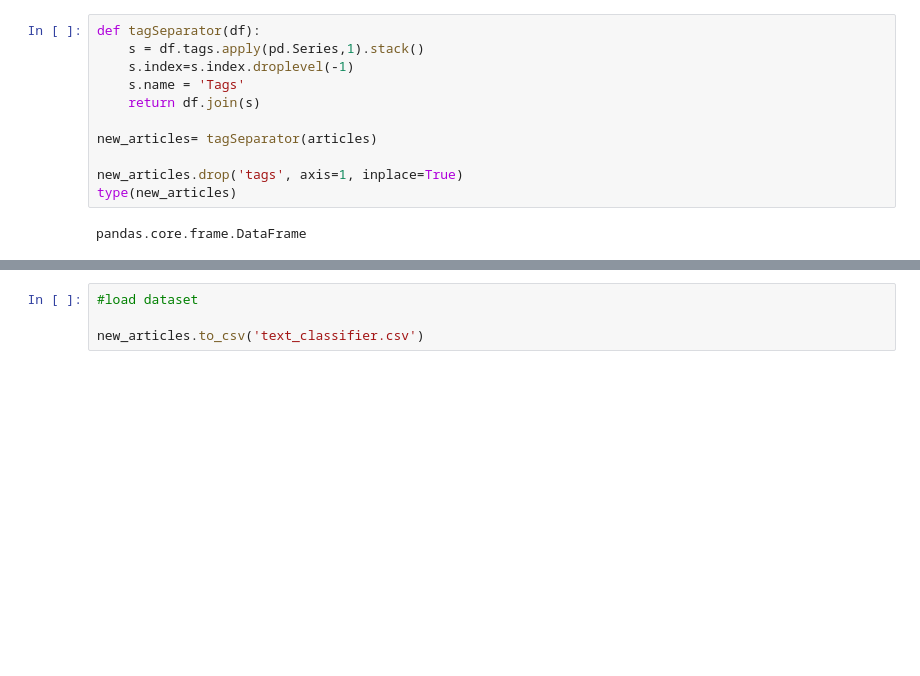
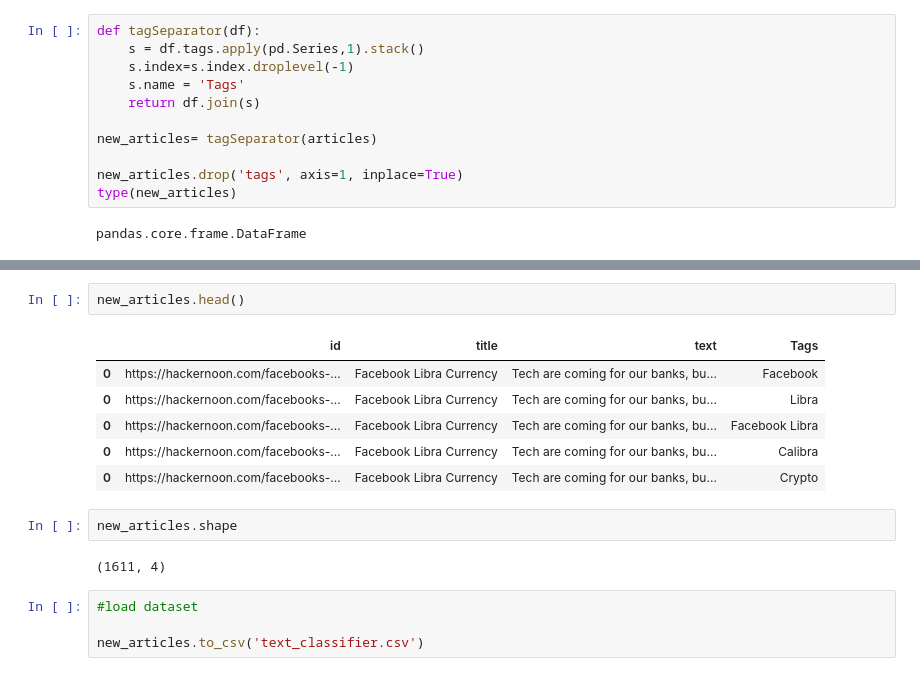
Before and after one commit to Mrueda1992/ironhack_finalproject, a Jupyter notebook: ETL.ipynb, the cells around one changed output, grey strips where cells are left out. Drawn from its saved outputs; the diff is of its cells as text; blank space fills up the shorter version.

```diff
--- a/ETL.ipynb
+++ b/ETL.ipynb
@@ -202,3 +185,16 @@ new_articles[~new_articles.Tags.isin(drop_tags)]
+# %%
+new_articles.head()
+# %% [output]
+|  | id | title | text | Tags |
+| 0 | https://hackernoon.com/facebooks-... | Facebook Libra Currency | Tech are coming for our banks, bu... | Facebook |
+| 0 | https://hackernoon.com/facebooks-... | Facebook Libra Currency | Tech are coming for our banks, bu... | Libra |
+| 0 | https://hackernoon.com/facebooks-... | Facebook Libra Currency | Tech are coming for our banks, bu... | Facebook Libra |
+| 0 | https://hackernoon.com/facebooks-... | Facebook Libra Currency | Tech are coming for our banks, bu... | Calibra |
+| 0 | https://hackernoon.com/facebooks-... | Facebook Libra Currency | Tech are coming for our banks, bu... | Crypto |
+# %%
+new_articles.shape
+# %% [output]
+(1611, 4)
 # %%
 #load dataset
 
```
Also changed, not shown: parts of 4 cells of this notebook, 1 other file.
